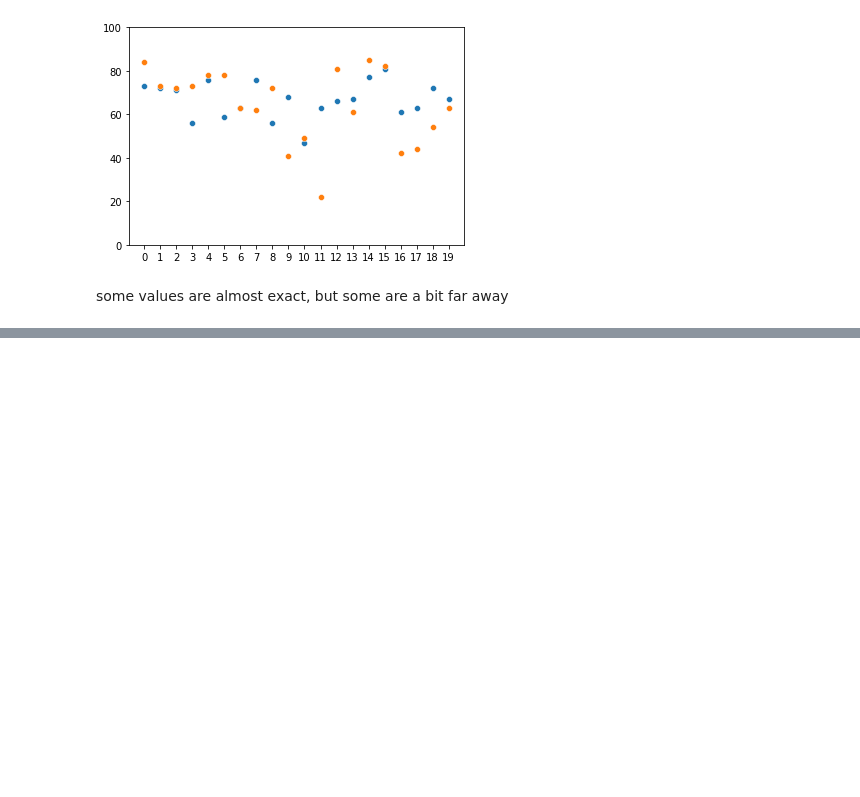
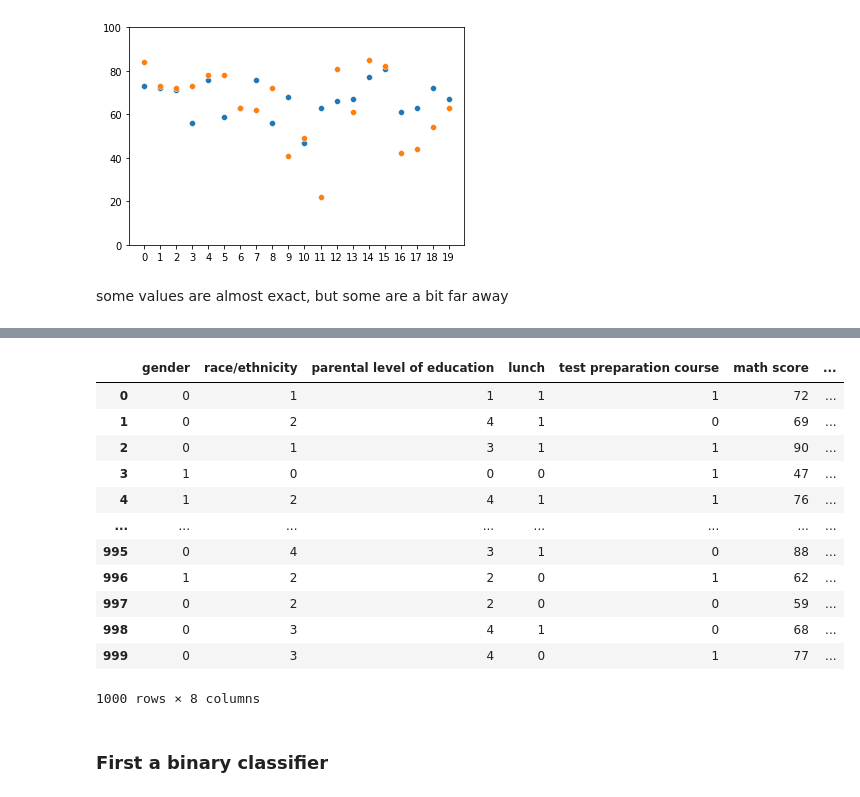
Before and after one commit to rbSparky/DS-TASKS, a Jupyter notebook: Task-2/stc-t2.ipynb, the cells around one changed output, grey strips where cells are left out. Drawn from its saved outputs; the diff is of its cells as text; code cells hidden in the pictures; blank space fills up the shorter version.

```diff
--- a/Task-2/stc-t2.ipynb
+++ b/Task-2/stc-t2.ipynb
@@ -496,0 +513,23 @@ some values are almost exact, but some are a bit far away
+# %%
+from sklearn import preprocessing
+df3 = df
+lis = ['gender','race/ethnicity','parental level of education','test preparation course','lunch']
+for v in lis:
+    le = preprocessing.LabelEncoder()
+    le.fit(df3[v])
+    df3[v] = le.transform(df3[v])
+df3
+# %% [output]
+|  | gender | race/ethnicity | parental level of education | lunch | test preparation course | math score | ... |
+| 0 | 0 | 1 | 1 | 1 | 1 | 72 | ... |
+| 1 | 0 | 2 | 4 | 1 | 0 | 69 | ... |
+| 2 | 0 | 1 | 3 | 1 | 1 | 90 | ... |
+| 3 | 1 | 0 | 0 | 0 | 1 | 47 | ... |
+| 4 | 1 | 2 | 4 | 1 | 1 | 76 | ... |
+| ... | ... | ... | ... | ... | ... | ... | ... |
+| 995 | 0 | 4 | 3 | 1 | 0 | 88 | ... |
+| 996 | 1 | 2 | 2 | 0 | 1 | 62 | ... |
+| 997 | 0 | 2 | 2 | 0 | 0 | 59 | ... |
+| 998 | 0 | 3 | 4 | 1 | 0 | 68 | ... |
+| 999 | 0 | 3 | 4 | 0 | 1 | 77 | ... |
+1000 rows × 8 columns
@@ -496,0 +539,2 @@ some values are almost exact, but some are a bit far away
+# %% [markdown]
+### First a  binary classifier
```
Also changed, not shown: parts of 39 cells of this notebook.
